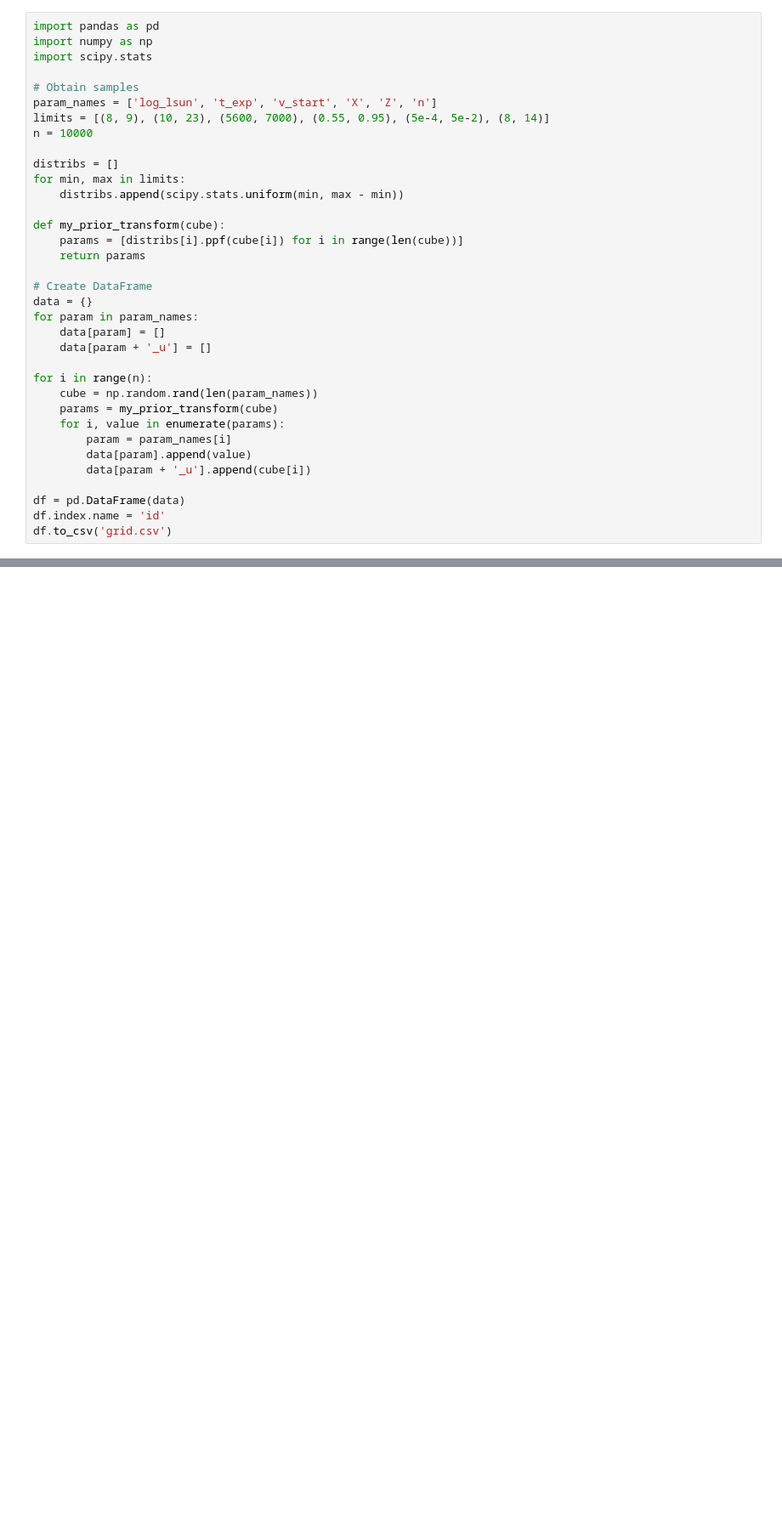
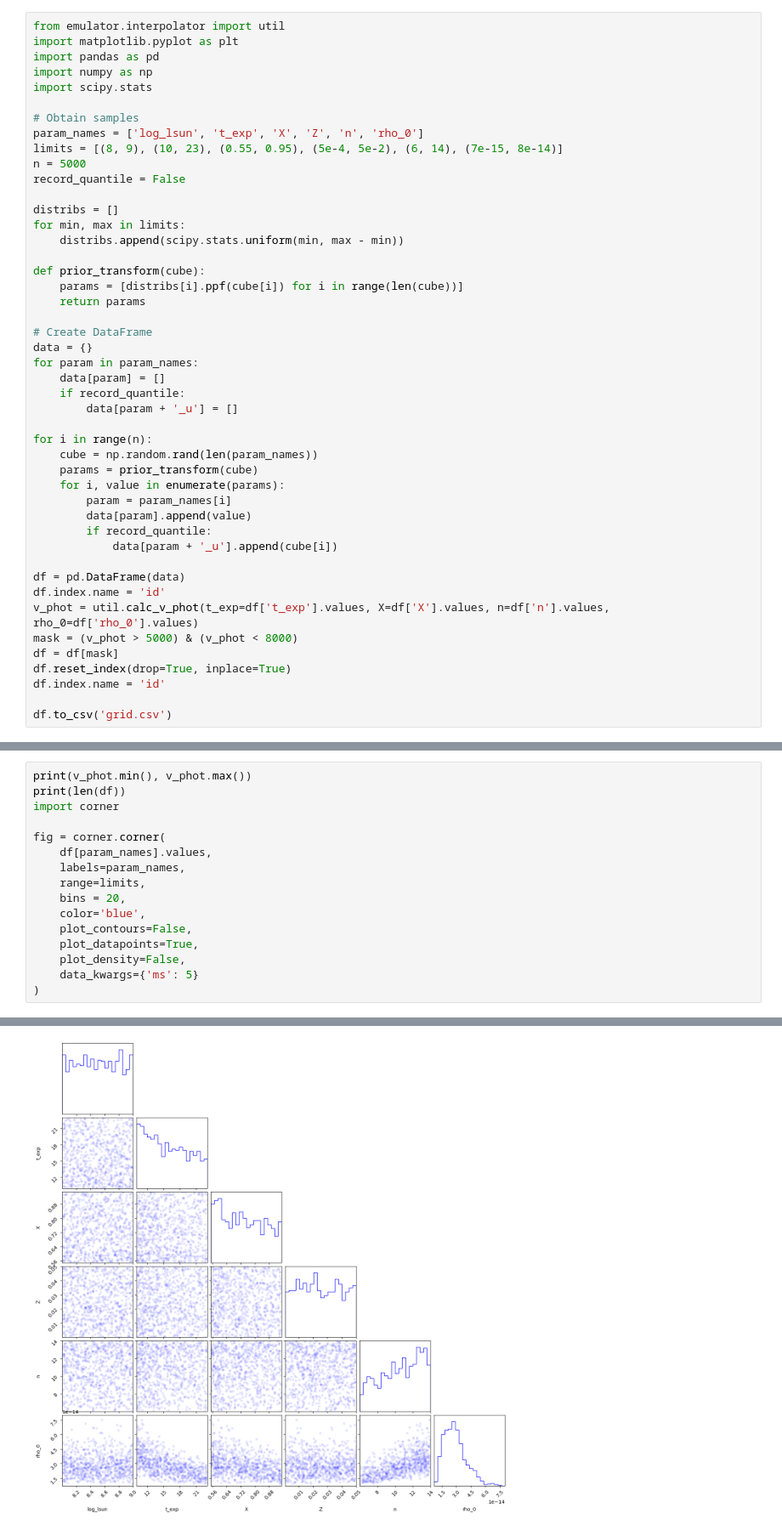
Before and after one commit to MichaelLukaszyk/iip-emulator, a Jupyter notebook: emulator/grid_run/run/make_grid.ipynb, the cells around one changed output, grey strips where cells are left out. Shown at 85% size. Saved outputs shown, nothing was run; the diff lists cells and outputs as text; blank space fills up the shorter version.

```diff
--- a/emulator/grid_run/run/make_grid.ipynb
+++ b/emulator/grid_run/run/make_grid.ipynb
@@ -42,18 +1,21 @@ print(v_start)
 # %%
+from emulator.interpolator import util
+import matplotlib.pyplot as plt
 import pandas as pd
 import numpy as np
 import scipy.stats
 
 # Obtain samples
-param_names = ['log_lsun', 't_exp', 'v_start', 'X', 'Z', 'n']
-limits = [(8, 9), (10, 23), (5600, 7000), (0.55, 0.95), (5e-4, 5e-2), (8, 14)]
-n = 10000
+param_names = ['log_lsun', 't_exp', 'X', 'Z', 'n', 'rho_0']
+limits = [(8, 9), (10, 23), (0.55, 0.95), (5e-4, 5e-2), (6, 14), (7e-15, 8e-14)]
+n = 5000
+record_quantile = False
 
 distribs = []
 for min, max in limits:
     distribs.append(scipy.stats.uniform(min, max - min))
 
-def my_prior_transform(cube):
+def prior_transform(cube):
     params = [distribs[i].ppf(cube[i]) for i in range(len(cube))]
     return params
 
@@ -61,16 +23,24 @@ def my_prior_transform(cube):
 data = {}
 for param in param_names:
     data[param] = []
-    data[param + '_u'] = []
+    if record_quantile:
+        data[param + '_u'] = []
 
 for i in range(n):
     cube = np.random.rand(len(param_names))
-    params = my_prior_transform(cube)
+    params = prior_transform(cube)
     for i, value in enumerate(params):
         param = param_names[i]
         data[param].append(value)
-        data[param + '_u'].append(cube[i])
+        if record_quantile:
+            data[param + '_u'].append(cube[i])
 
 df = pd.DataFrame(data)
 df.index.name = 'id'
+v_phot = util.calc_v_phot(t_exp=df['t_exp'].values, X=df['X'].values, n=df['n'].values, rho_0=df['rho_0'].values)
+mask = (v_phot > 5000) & (v_phot < 8000)
+df = df[mask]
+df.reset_index(drop=True, inplace=True)
+df.index.name = 'id'
+
 df.to_csv('grid.csv')
@@ -76,0 +55,17 @@ df.to_csv('grid.csv')
+# %%
+print(v_phot.min(), v_phot.max())
+print(len(df))
+import corner
+
+fig = corner.corner(
+    df[param_names].values,
+    labels=param_names,
+    range=limits,
+    bins = 20,
+    color='blue',
+    plot_contours=False,
+    plot_datapoints=True,
+    plot_density=False,
+    data_kwargs={'ms': 5}
+)
+# %% [output]
@@ -77,3 +74,4 @@ df.to_csv('grid.csv')
+[figure, added]
 # %%
 import pandas as pd
 import numpy as np
```
Also changed, not shown: parts of 4 cells of this notebook, 9 other files.
